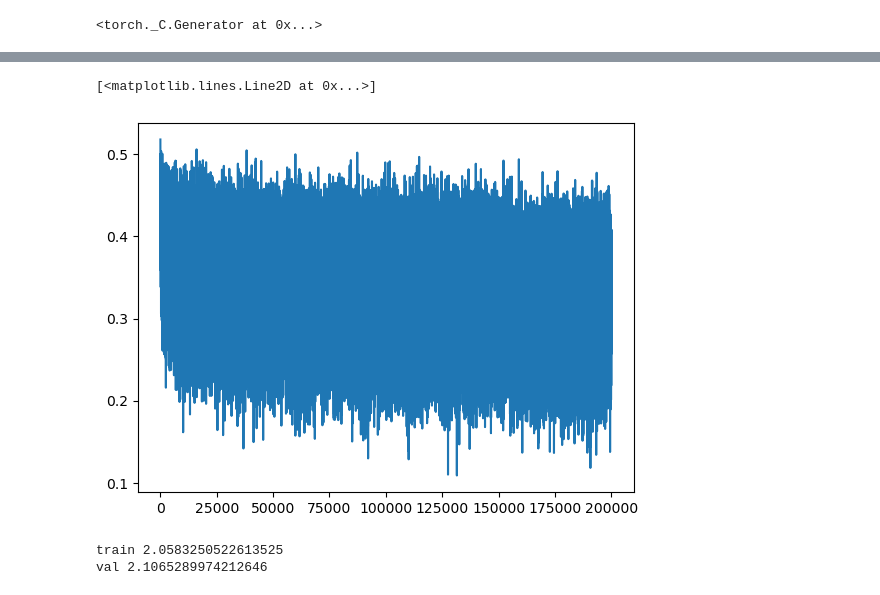
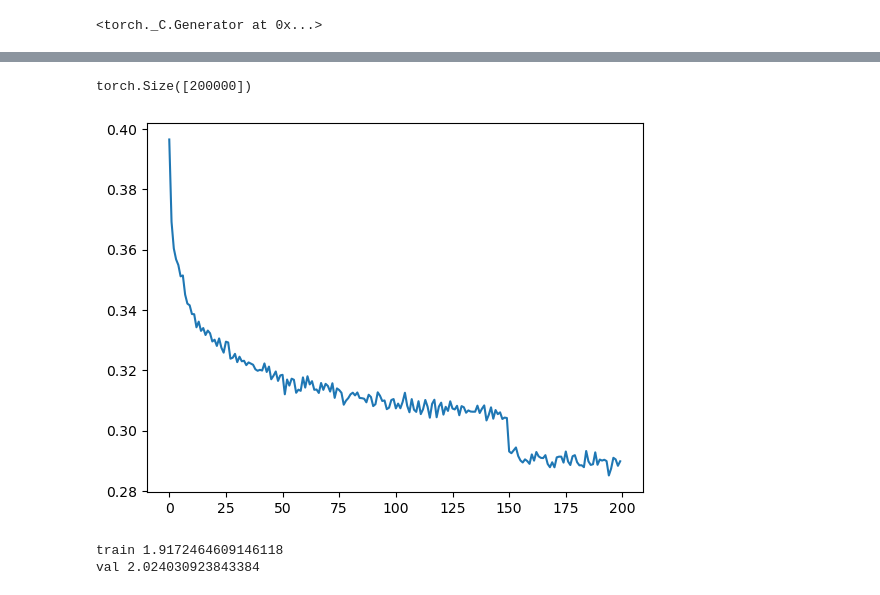
Before and after one commit to garbhj/machine-learning, a Jupyter notebook: makemore/build_makemore_5.ipynb, the cells around one changed output, grey strips where cells are left out. Drawn from its saved outputs; the diff is of its cells as text; code cells hidden in the pictures.

Commit message:
makemore pt. 5.2 context 8

```diff
--- a/makemore/build_makemore_5.ipynb
+++ b/makemore/build_makemore_5.ipynb
@@ -32,7 +32,7 @@ random.seed(42)
 random.shuffle(words)
 # %%
 # build the dataset
-block_size = 3 # context length: how many characters do we take to predict the next one?
+block_size = 8 # context length: how many characters do we take to predict the next one?
 
 def build_dataset(words):
     X, Y = [], []
@@ -148,18 +186,19 @@ torch.manual_seed(42)
 n_embd = 10 # the dimensionality of the character embedding vectors
 n_hidden = 200 # the number of neurons in the hidden layer of the MLP
 
-C = torch.randn((vocab_size, n_embd))
-layers = [
+model = Sequential([
+    Embedding(vocab_size, n_embd),
+    Flatten(),
     Linear(n_embd * block_size, n_hidden, bias=False), BatchNorm1d(n_hidden), Tanh(),
     Linear(n_hidden, vocab_size)
-]
+])
 
-# parameter init
-with torch.no_grad():
-    # last layer: make less confident
-    layers[-1].weight *= 0.1
+# # parameter init
+# with torch.no_grad():
+#     # last layer: make less confident
+#     model.layers[-1].weight *= 0.1
 
-parameters = [C] + [p for layer in layers for p in layer.parameters()]
+parameters = model.parameters()
 print(sum(p.nelement() for p in parameters)) # number of parameters in total
 for p in parameters:
     p.requires_grad = True
@@ -167,0 +207,6 @@ for p in parameters:
+# %%
+ix = torch.randint(0, Xtr.shape[0], (4,)) # let's look at a batch of just 4 examples
+Xb, Yb = Xtr[ix], Ytr[ix]
+logits = model(Xb)
+print(Xb.shape)
+Xb
@@ -178,11 +241,8 @@ for i in range(max_steps):
     Xb, Yb = Xtr[ix], Ytr[ix] # batch X,Y
 
     # forward pass
-    emb = C[Xb] # embed the characters into vectors
-    x = emb.view(emb.shape[0], -1) # concatenate the vectors
-    for layer in layers:
-        x = layer(x)
-    loss = F.cross_entropy(x, Yb) # loss function
+    logits = model(Xb)
+    loss = F.cross_entropy(logits, Yb) # loss function
 
     # backward pass
     for p in parameters:
@@ -199,5 +259,6 @@ for i in range(max_steps):
         print(f'{i:7d}/{max_steps:7d}: {loss.item():.4f}')
     lossi.append(loss.log10().item())
 
-    # break
+    # if i >= 1000 - 1:
+    #     break
 # %% [output]
@@ -224,6 +285,7 @@ for i in range(max_steps):
 # %%
-plt.plot(lossi)
+plt.plot(torch.tensor(lossi).view(-1, 1000).mean(1))  # by thousands
+torch.tensor(lossi).shape
 # %% [output]
-[<matplotlib.lines.Line2D at 0x...>]
+torch.Size([200000])
-[figure, old version]
+[figure, new version]
 # %%
@@ -238,15 +300,12 @@ def split_loss(split):
         'val': (Xdev, Ydev),
         'test': (Xte, Yte),
     }[split]
-    emb = C[x] # (N, block_size, n_embd)
-    x = emb.view(emb.shape[0], -1) # concat into (N, block_size * n_embd)
-    for layer in layers:
-        x = layer(x)
-    loss = F.cross_entropy(x, y)
+    logits = model(x)
+    loss = F.cross_entropy(logits, y)
     print(split, loss.item())
 
 split_loss('train')
 split_loss('val')
 # %% [output]
-train 2.0583250522613525
-val 2.1065289974212646
+train 1.9172464609146118
+val 2.024030923843384
```
Also changed, not shown: parts of 12 cells of this notebook.
